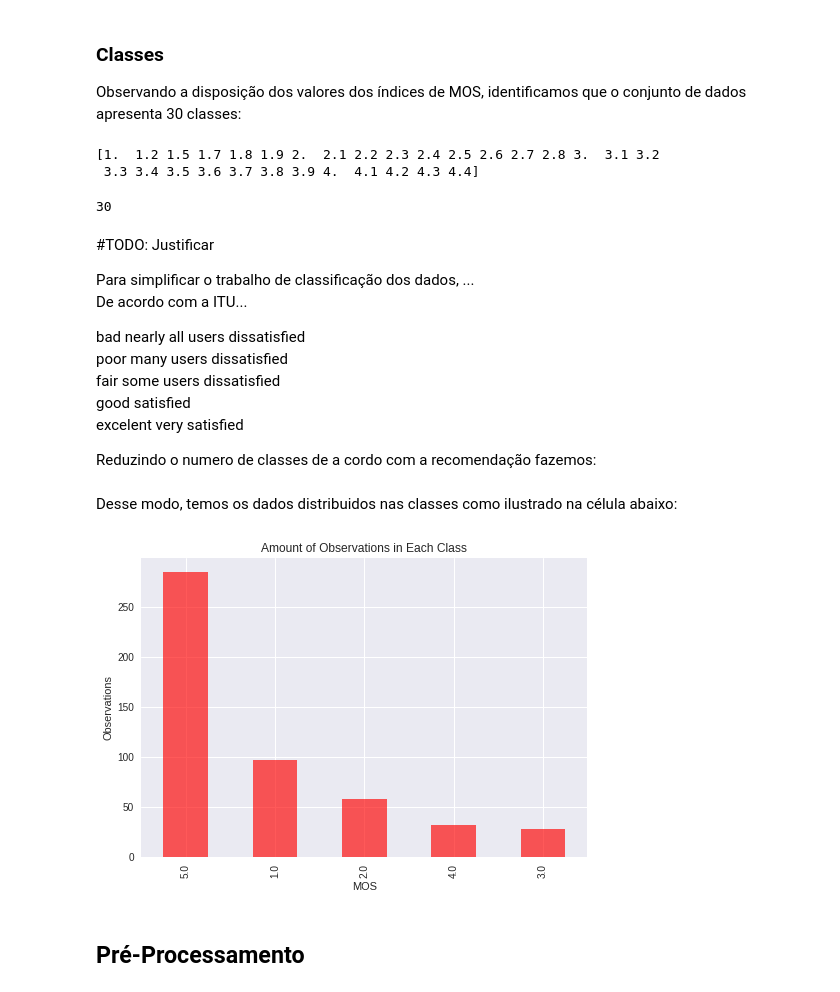
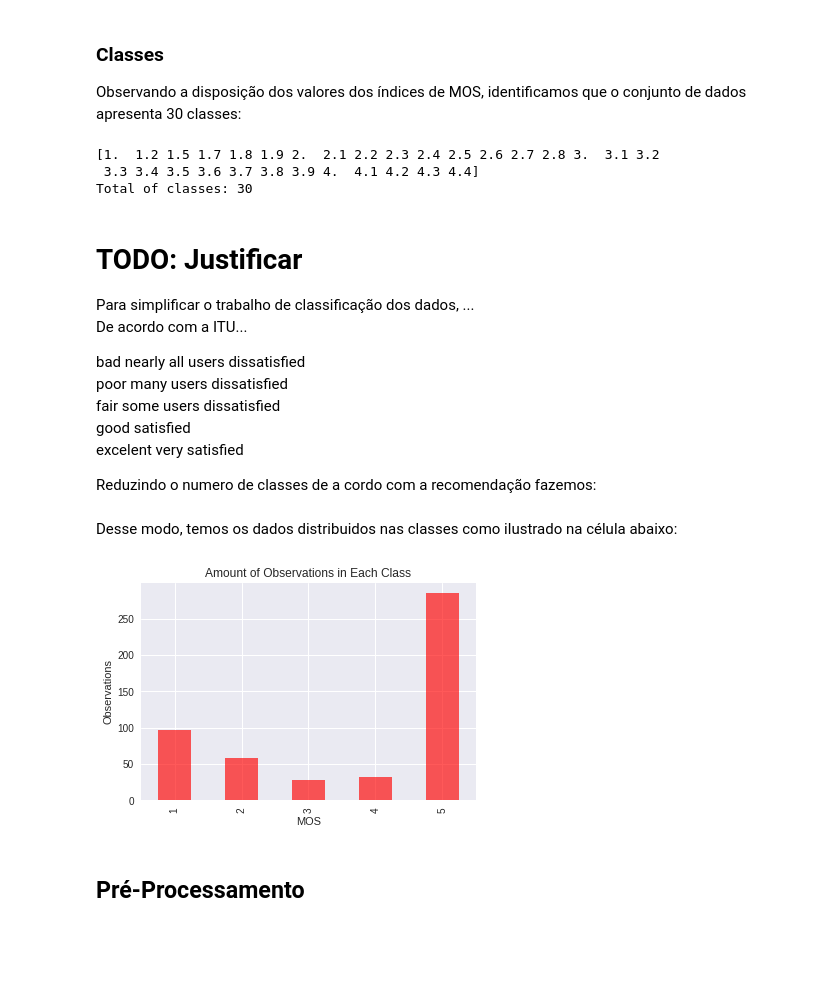
Before and after one commit to ezequiasjunior/ica2019.2, a Jupyter notebook: data_preprocessing.ipynb, the cells around one changed output. Drawn from its saved outputs; the diff is of its cells as text; code cells hidden in the pictures; blank space fills up the shorter version.

```diff
--- a/data_preprocessing.ipynb
+++ b/data_preprocessing.ipynb
@@ -146,13 +141,13 @@ Observando a disposição dos valores dos índices de MOS, identificamos que o c
 # Printing the unique values of the 'MOS' column:
 print(np.sort(data.MOS.unique()))
 # Total values:
-data.MOS.nunique()
+print(f'Total of classes: {data.MOS.nunique()}')
 # %% [output]
 [1.  1.2 1.5 1.7 1.8 1.9 2.  2.1 2.2 2.3 2.4 2.5 2.6 2.7 2.8 3.  3.1 3.2
  3.3 3.4 3.5 3.6 3.7 3.8 3.9 4.  4.1 4.2 4.3 4.4]
+Total of classes: 30
-30
 # %% [markdown]
-#TODO: Justificar
+# TODO: Justificar
 
 Para simplificar o trabalho de classificação dos dados, ...
 De acordo com a ITU...
@@ -175,15 +170,15 @@ data.loc[(data['MOS']>=4.1 )&(data['MOS']<5),'MOS'] = 5
 Desse modo, temos os dados distribuidos nas classes como ilustrado na célula abaixo:
 # %%
 # Bar plot of the amount of samples of each class:
-plt.figure()
-data['MOS'].value_counts().plot.bar(color='red', alpha=0.65)
+ax = data['MOS'].value_counts().reindex([1,2,3,4,5]).plot.bar(color='red', alpha=0.65)
+fig = ax.get_figure()
 plt.title('Amount of Observations in Each Class')
 plt.ylabel('Observations')
 plt.xlabel('MOS')
 plt.show()
-# plt.savefig('hw01-figs/classes.pdf')  TODO: SAVE THISS!!!!
+# fig.savefig('hw01-figs/classes.pdf')
 # %% [output]
-[figure, old version]
+[figure, new version]
 # %% [markdown]
 ## Pré-Processamento
 # %%
```
Also changed, not shown: parts of 28 cells of this notebook.
